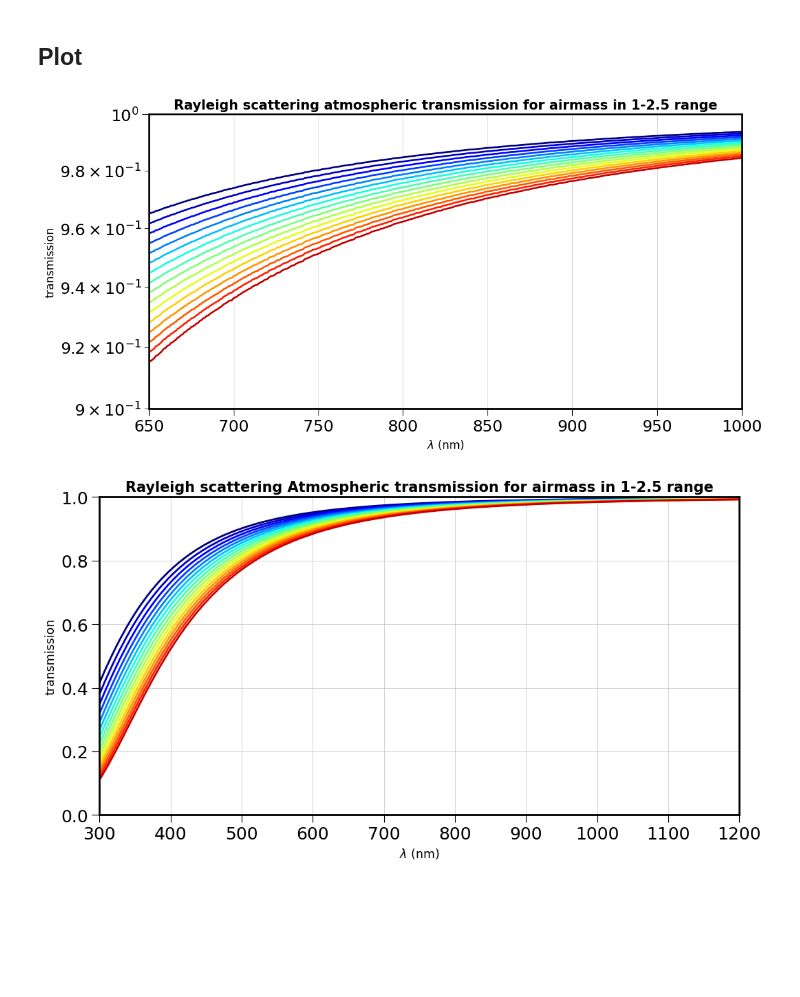
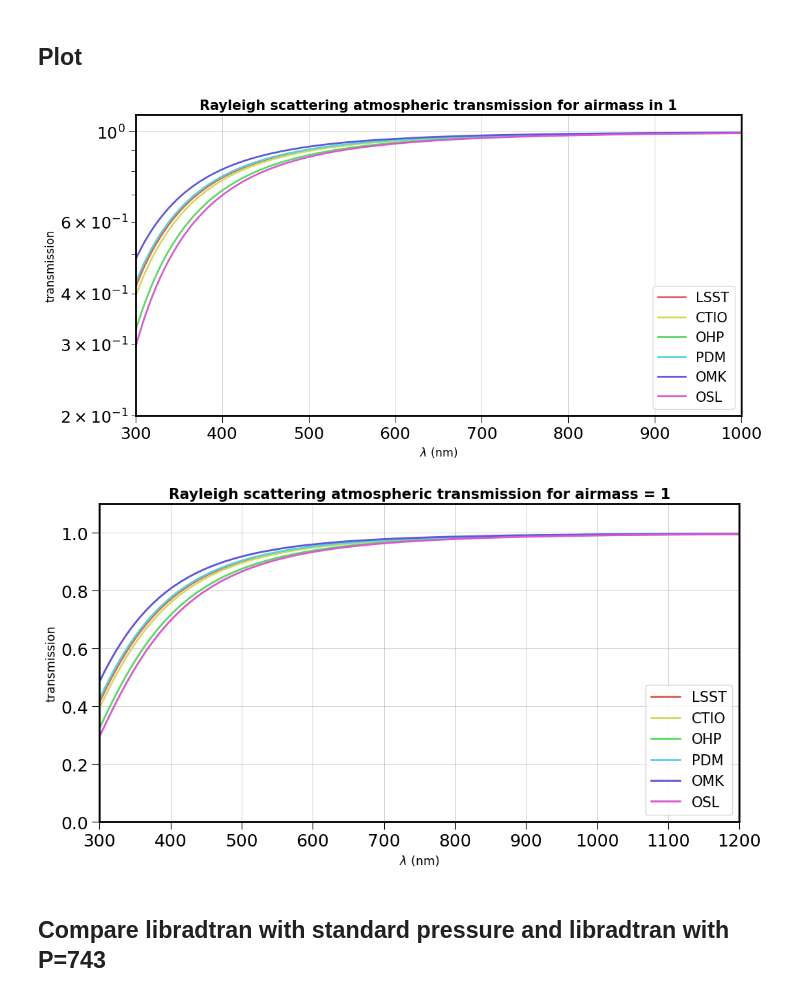
Before and after one commit to LSSTDESC/libradtranpy, a Jupyter notebook: docs/notebooks/libradtranpy/SimuRT_MultiSitesScattPattern.ipynb, the cells around one changed output. Saved outputs shown, nothing was run; the diff lists cells and outputs as text; code cells hidden in the pictures; blank space fills up the shorter version.

Commit message:
checked the different site simulation is OK

```diff
--- a/docs/notebooks/libradtranpy/SimuRT_MultiSitesScattPattern.ipynb
+++ b/docs/notebooks/libradtranpy/SimuRT_MultiSitesScattPattern.ipynb
@@ -67,3 +61,5 @@ os.getenv('LIBRADTRANDIR')
+# %%
+NSites = len(List_Of_All_sites)
 # %%
-hls_colors = sns.color_palette("hls", 10)
+hls_colors = sns.color_palette("hls", NSites)
 sns.palplot(hls_colors)
@@ -87,10 +80,7 @@ sys.path
 # %% [markdown]
 ## Choose the parameters of the simulation
 # %%
-AMMIN=1
-AMMAX=2.5
-NAM = 16
-am=np.linspace(AMMIN,AMMAX,NAM)
+am= 1
 pressure = 0. # use default value
 pwv=4       # turn on or of the pwv
 aer=0
@@ -107,10 +90,11 @@ all_colors = scalarMap.to_rgba(np.arange( NBOBS), alpha=1)
 ## Simulation
 # %%
 all_trans = []
-for index in np.arange(NBOBS):
-
-    path,thefile=libsimulateVisible.ProcessSimulation(am[index],pwv,ozone,pressure,
-                                                      prof_str='us',proc_str='sc',cloudext=cloudext)
+all_obs = []
+for index, site in enumerate(List_Of_All_sites):
+    all_obs.append(site)
+    path,thefile=libsimulateVisible.ProcessSimulation(am,pwv,ozone,pressure,
+                                                      prof_str='us',proc_str='sc',cloudext=cloudext,altitude_str=site)
     data = np.loadtxt(os.path.join(path,thefile))
     wl = data[:,0]
     atm = data[:,1]
@@ -136,29 +102,33 @@ for index in np.arange(NBOBS):
 # %% [markdown]
 ## Plot
 # %%
-for index in np.arange(NBOBS):
-    plt.semilogy(wl,all_trans[index],'-',color=all_colors[index])
-plt.xlim(650,1000)
+for index in np.arange(NSites):
+    plt.semilogy(wl,all_trans[index],'-',color=hls_colors[index],label=all_obs[index])
+plt.xlim(300,1000)
 plt.grid()
-plt.title(f"Rayleigh scattering atmospheric transmission for airmass in {AMMIN}-{AMMAX} range")
+plt.title(f"Rayleigh scattering atmospheric transmission for airmass in {am}")
 plt.xlabel("$\\lambda$ (nm)")
 plt.ylabel("transmission")
-plt.ylim(0.9,1)
-figname="multiscatttransmissionvsairmass_log.png"
+plt.ylim(0.2,1.1)
+plt.legend()
+figname="multisitesscatttransmissionvssite_log.png"
 plt.savefig(figname)
 # %% [output]
-[figure, old version]
+[figure, new version]
 # %%
-for index in np.arange(NBOBS):
-    plt.plot(wl,all_trans[index],'-',color=all_colors[index])
+for index in np.arange(NSites):
+    plt.plot(wl,all_trans[index],'-',color=hls_colors[index],label=all_obs[index])
 plt.xlim(300,1200)
 plt.grid()
-plt.title(f"Rayleigh scattering Atmospheric transmission for airmass in {AMMIN}-{AMMAX} range")
+plt.title(f"Rayleigh scattering atmospheric transmission for airmass = {am}")
+
 plt.xlabel("$\\lambda$ (nm)")
 plt.ylabel("transmission")
-plt.ylim(0.,1)
-#plt.xlim(300,700)
-figname="multiscatttransmissionvsairmass_lin.png"
+plt.ylim(0.,1.1)
+plt.legend()
+figname="multisitesscatttransmission_vssitelin.png"
 plt.savefig(figname)
 # %% [output]
-[figure, old version]
+[figure, new version]
+# %% [markdown]
+## Compare libradtran with standard pressure and libradtran with P=743
```
Also changed, not shown: parts of 13 cells of this notebook, 4 other files.
